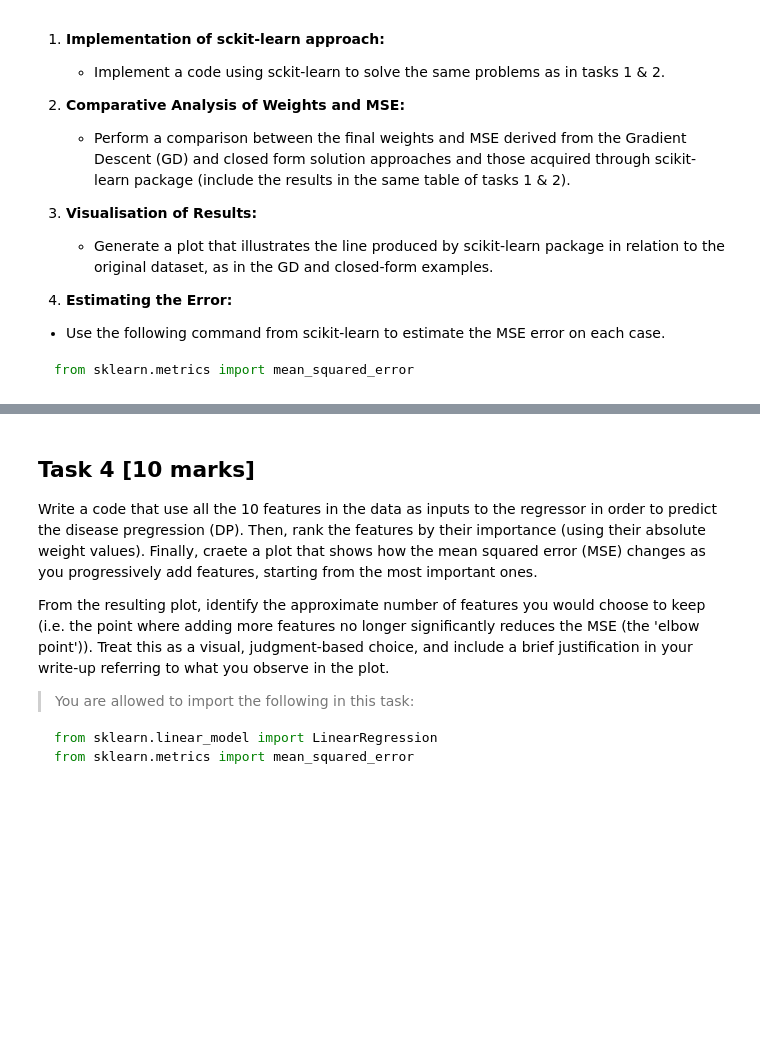
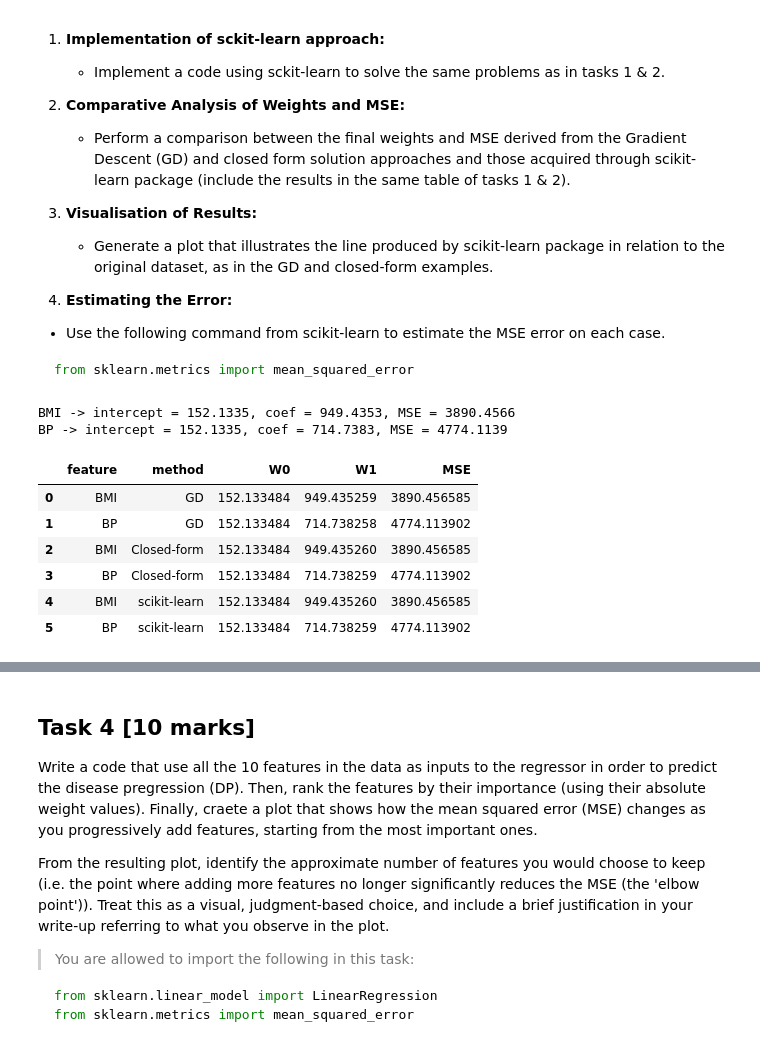
Before and after one commit to BenoitBenM/CW2_ML, a Jupyter notebook: 02_ML_LR.ipynb, the cells around one changed output, grey strips where cells are left out. Saved outputs shown, nothing was run; the diff lists cells and outputs as text; code cells hidden in the pictures; blank space fills up the shorter version.

```diff
--- a/02_ML_LR.ipynb
+++ b/02_ML_LR.ipynb
@@ -564,0 +559,62 @@ In this section, we will use scikit-learn package to address the preceding task
+# %%
+# Task 3
+
+# In this part I use scikit-learn's LinearRegression to solve the same
+# single-feature regression problem as before (BMI and BP).
+# The goal is to compare these results with GD and the closed-form solution.
+
+from sklearn.linear_model import LinearRegression
+from sklearn.metrics import mean_squared_error
+
+features_t3 = ["bmi", "bp"]
+sk_results = {}
+
+for name in features_t3:
+    X = diabetes_data[[name]].values      # sklearn expects a 2D array for X
+    Y = diabetes_data["DP"].values
+
+    model = LinearRegression()
+    model.fit(X, Y)
+
+    # predictions on the training set
+    Y_pred = model.predict(X)
+    mse = mean_squared_error(Y, Y_pred)
+
+    sk_results[name] = {"model": model, "mse": mse}
+
+    # printing the coefficients for comparison later
+    print(
+        f"{name.upper()} -> intercept = {model.intercept_:.4f}, "
+        f"coef = {model.coef_[0]:.4f}, MSE = {mse:.4f}"
+    )
+# %% [output]
+BMI -> intercept = 152.1335, coef = 949.4353, MSE = 3890.4566
+BP -> intercept = 152.1335, coef = 714.7383, MSE = 4774.1139
+# %%
+# Task 3 (continued)
+
+# Now I add the scikit-learn results to the same comparison table created
+# in Tasks 1 and 2. This way all methods (GD, closed-form, sklearn)
+# appear together for BMI and BP.
+
+for name in ["bmi", "bp"]:
+    model = sk_results[name]["model"]
+    mse_sk = sk_results[name]["mse"]
+
+    comparison_table.loc[len(comparison_table)] = {
+        "feature": name.upper(),
+        "method": "scikit-learn",
+        "W0": model.intercept_,
+        "W1": model.coef_[0],
+        "MSE": mse_sk
+    }
+
+comparison_table
+# %% [output]
+|  | feature | method | W0 | W1 | MSE |
+| 0 | BMI | GD | 152.133484 | 949.435259 | 3890.456585 |
+| 1 | BP | GD | 152.133484 | 714.738258 | 4774.113902 |
+| 2 | BMI | Closed-form | 152.133484 | 949.435260 | 3890.456585 |
+| 3 | BP | Closed-form | 152.133484 | 714.738259 | 4774.113902 |
+| 4 | BMI | scikit-learn | 152.133484 | 949.435260 | 3890.456585 |
+| 5 | BP | scikit-learn | 152.133484 | 714.738259 | 4774.113902 |
```
Also changed, not shown: parts of 4 cells of this notebook.
